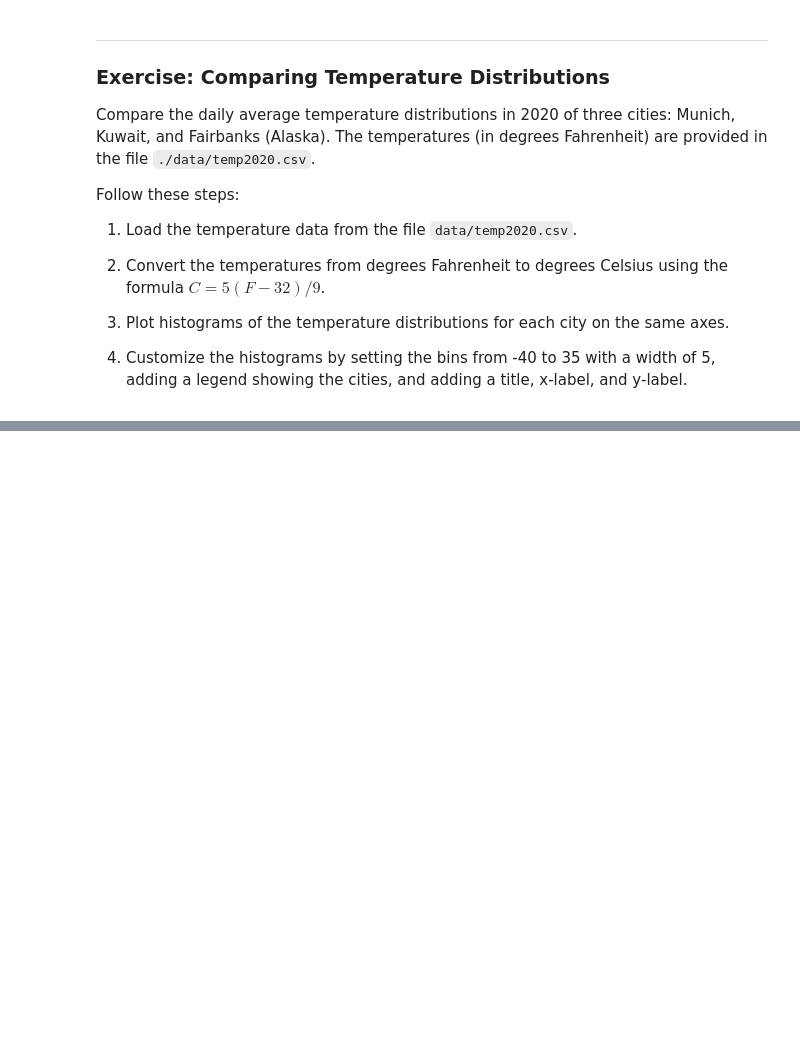
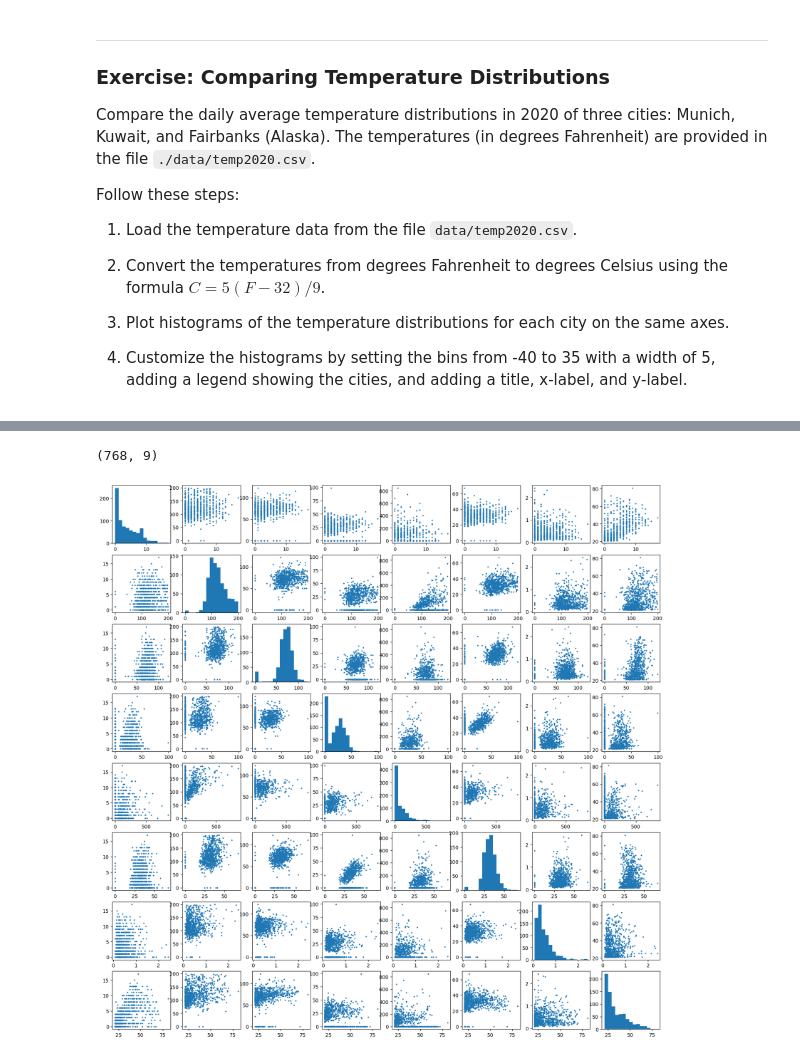
Before and after one commit to 42p4r4gu2/SecondSemester, a Jupyter notebook: PGKI/Assignments/ue10/03_programming.ipynb, the cells around one changed output, grey strips where cells are left out. Saved outputs shown, nothing was run; the diff lists cells and outputs as text; code cells hidden in the pictures; blank space fills up the shorter version.

```diff
--- a/PGKI/Assignments/ue10/03_programming.ipynb
+++ b/PGKI/Assignments/ue10/03_programming.ipynb
@@ -86,3 +126,18 @@ Here is an example of what the pairwise scatter plot might look like:
+# %%
+
+pima = np.loadtxt("./data/pima.csv", delimiter=",")
+# %%
+# code
+figs, axes = plt.subplots(pima.shape[1]-1, pima.shape[1]-1, figsize=(20,20))
+for i in range(pima.shape[1]-1):
+    for j in range(pima.shape[1]-1):
+        if i == j:
+            axes[i,i].hist(pima[:,i], bins=15)
+        else:
+            axes[i,j].scatter(pima[:,i], pima[:,j], s=3)
+# %% [output]
+(768, 9)
+[figure, added]
 # %% [markdown]
 ---
 ### Exercise
```
Also changed, not shown: parts of 9 cells of this notebook, 7 other files.
